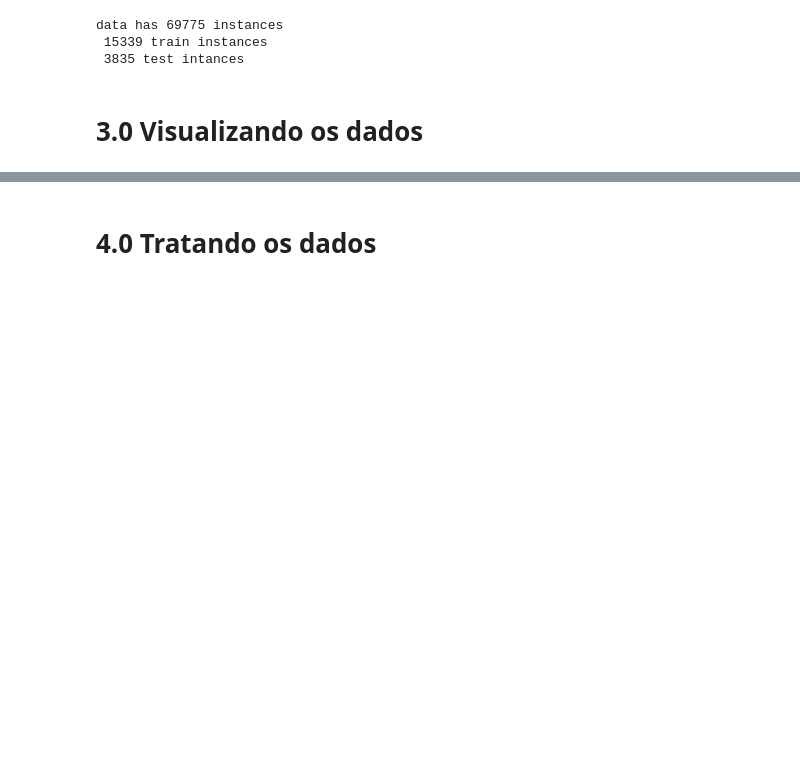
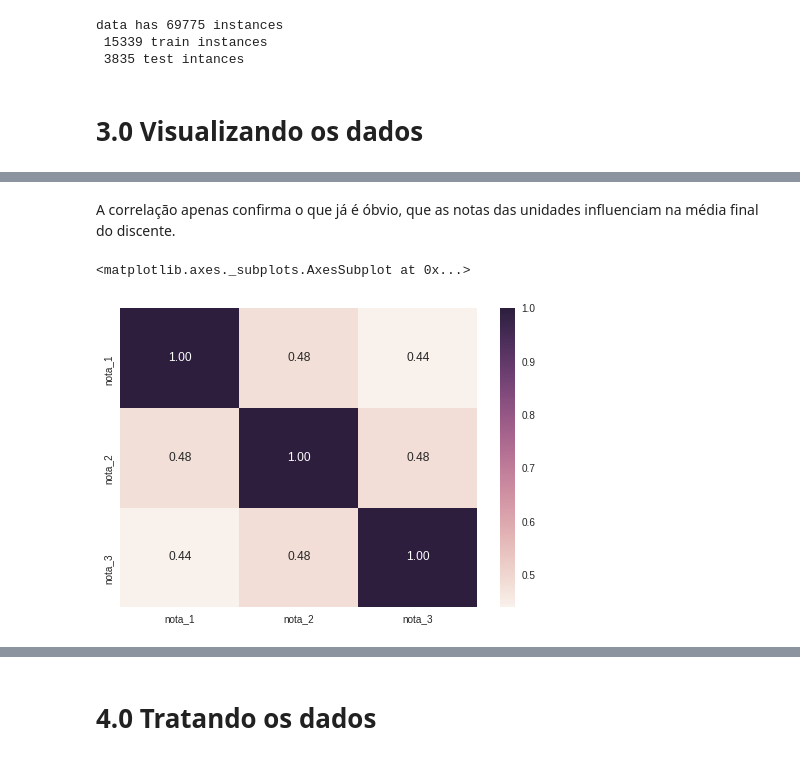
Before and after one commit to AndressaStefany/machine-learning, a Jupyter notebook: Linear Regression/myFirst_end_to_end.ipynb, the cells around one changed output, grey strips where cells are left out. Saved outputs shown, nothing was run; the diff lists cells and outputs as text; code cells hidden in the pictures; blank space fills up the shorter version.

```diff
--- a/Linear Regression/myFirst_end_to_end.ipynb
+++ b/Linear Regression/myFirst_end_to_end.ipynb
@@ -526,0 +558,7 @@ data has 69775 instances
+# %% [markdown]
+A correlação apenas confirma o que já é óbvio, que as notas das unidades influenciam na média final do discente.
+# %%
+sns.heatmap(df_porUnidade.corr(), annot=True, fmt=".2f")
+# %% [output]
+<matplotlib.axes._subplots.AxesSubplot at 0x...>
+[figure, added]
```
Also changed, not shown: parts of 9 cells of this notebook.
